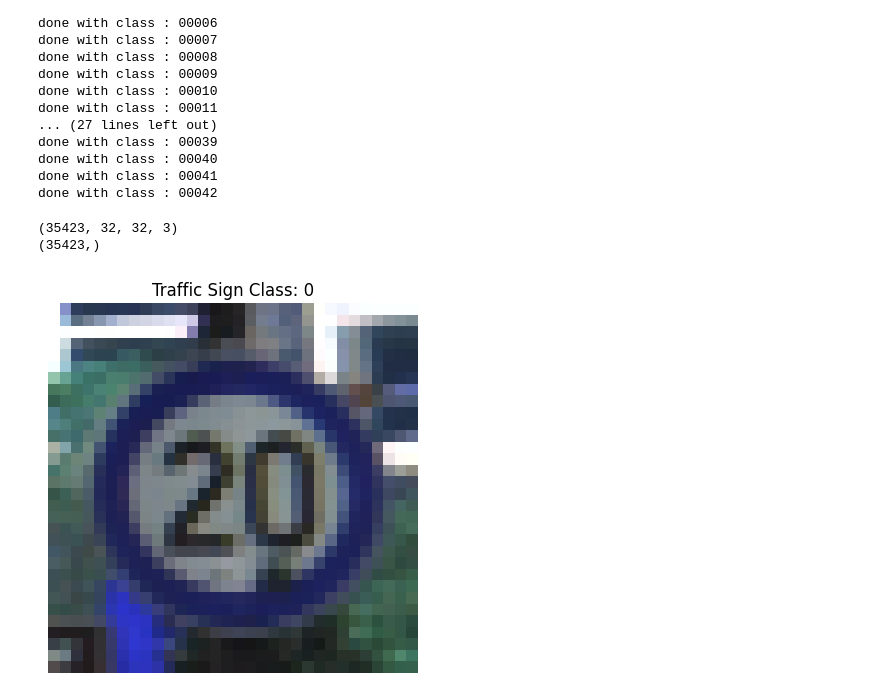
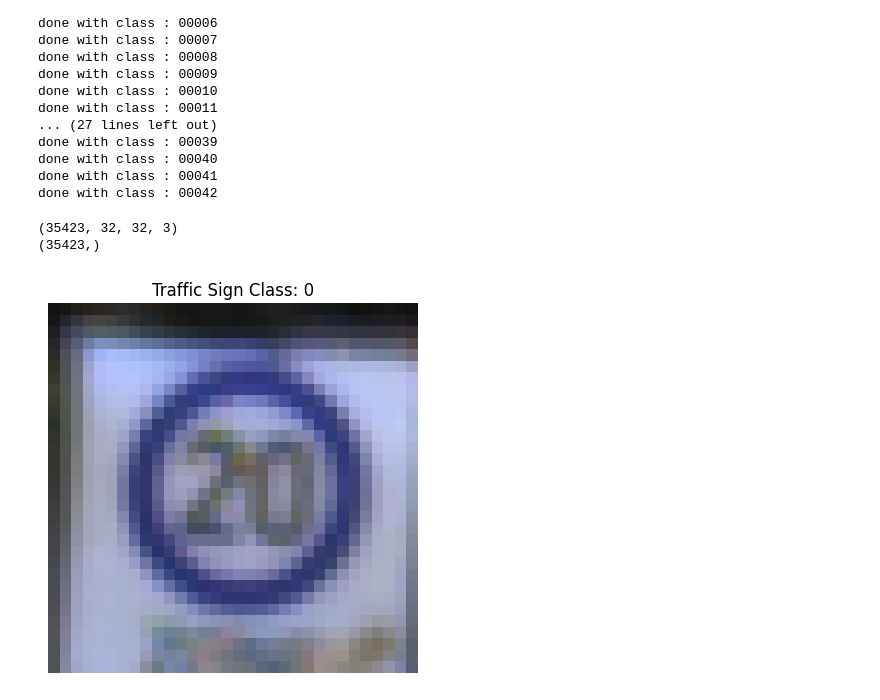
Before and after one commit to tadros12/Traffic_signs, a Jupyter notebook: project.ipynb, the cells around one changed output. Saved outputs shown, nothing was run; the diff lists cells and outputs as text; code cells hidden in the pictures.

```diff
--- a/project.ipynb
+++ b/project.ipynb
@@ -16,6 +17,10 @@ def loadData(path, resizeSize=(32,32)):
     labels = []
     bboxes = []  # boundary box with the sign information
     sift_features = []
+    sift_keypoints =[]
+    hog_features = []
+    hog_images = []
+
 
     for class_id in sorted(os.listdir(path)):  # list the classes (folders)  this the first loop which iterates on classes
 
@@ -51,6 +56,10 @@ def loadData(path, resizeSize=(32,32)):
 
             # proccessing using sift
             gray = cv2.cvtColor(img_resize, cv2.COLOR_BGR2GRAY)
+
+
+            hog_desc, hog_image = hog(gray,pixels_per_cell=(8,8),cells_per_block=(2,2),block_norm='L2-Hys', visualize=True,feature_vector=True)
+
             sift = cv2.SIFT_create()
             keypoints, descriptors = sift.detectAndCompute(gray, None)
 
@@ -64,17 +73,22 @@ def loadData(path, resizeSize=(32,32)):
             images.append(img_norm)
             labels.append(class_label)
             bboxes.append(bbox)
+            sift_keypoints.append(keypoints)
+            hog_features.append(hog_desc)
+            hog_images.append(hog_image)
+
+
         print("done with class :", class_id)
     x = np.array(images)
     y = np.array(labels)
 
-    return x, y, bboxes, sift_features
+    return x, y, bboxes, sift_features,sift_keypoints, hog_features,hog_images
 # %% [markdown]
 # testing loading
 # %%
 
 
-x,y,bboxes ,sift = loadData(train_path)
+x,y,bboxes ,sift ,keypoints ,hog_features,hog_images= loadData(train_path)
 # %% [output]
 done with class : 00000
 done with class : 00001
@@ -96,14 +110,15 @@ done with class : 00042
 # %%
 print(x.shape)  # N of images , hiehgt , width , channels 3 bcs we are on RGP
 print(y.shape)
 
+test_img = 100
 plt.Figure(figsize=(5,5))
 
-plt.imshow(x[200])
-plt.title(f"Traffic Sign Class: {y[200]}")
+plt.imshow(x[test_img])
+plt.title(f"Traffic Sign Class: {y[test_img]}")
 plt.axis('off')
 plt.show()
 # %% [output]
 (35423, 32, 32, 3)
 (35423,)
-[figure, old version]
+[figure, new version]
```
Also changed, not shown: parts of 6 cells of this notebook.
